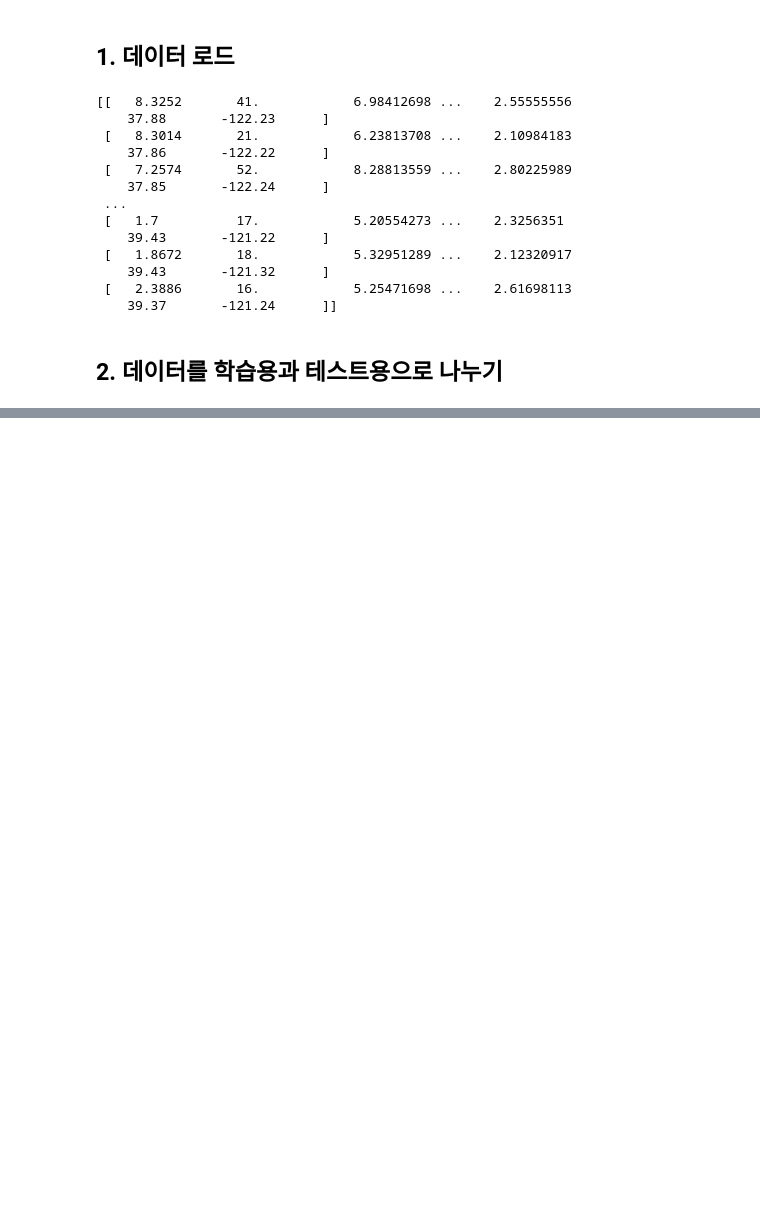
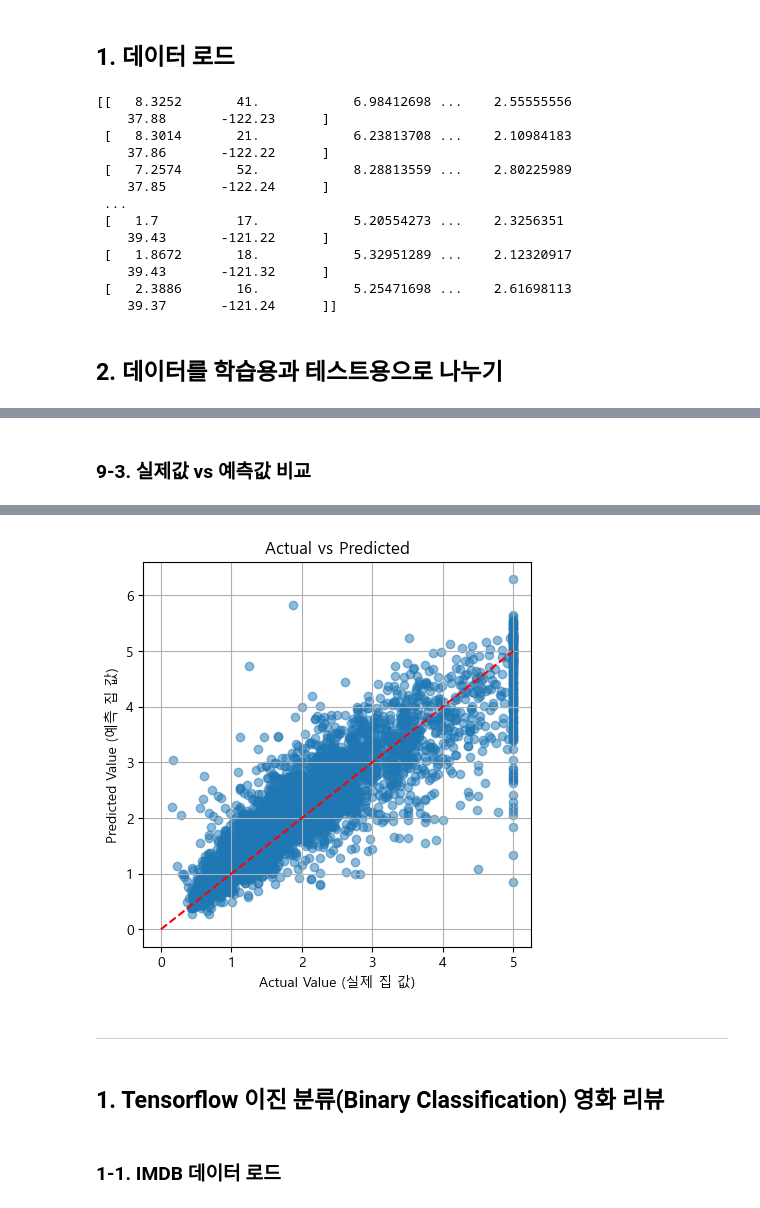
Before and after one commit to minkyungbae/MachineLearning, a Jupyter notebook: DeepLearning/Tensorflow-test.ipynb, the cells around one changed output, grey strips where cells are left out. Drawn from its saved outputs; the diff is of its cells as text; code cells hidden in the pictures; blank space fills up the shorter version.

```diff
--- a/DeepLearning/Tensorflow-test.ipynb
+++ b/DeepLearning/Tensorflow-test.ipynb
@@ -35,0 +159,22 @@ X_train, X_test, y_train, y_test = train_test_split(
+# %% [markdown]
+### 9-3. 실제값 vs 예측값 비교
+# %%
+plt.rcParams["font.family"] = "Malgun Gothic" # 한글 폰트 지정
+plt.rcParams["axes.unicode_minus"] = False # 마이너스 부호 깨짐 방지
+
+plt.figure(figsize= (5, 5))
+plt.scatter(y_test, model.predict(X_test), alpha= 0.5)
+# 실제 집 값(y_test)을 x축에 두고. 예측 집 값을 y축에 두어 산점도로 그리기
+# alpha=0.5 점의 투명도를 50%로 설정(겹치는 부분을 보기 쉽게 하기 위해)
+
+
+plt.plot([0, 5], [0, 5], color="red", linestyle="--")
+# 예측 = 실제인 경우에 직선(대각선)을 그리기
+# 모델이 정확하다면 모든 점이 이 직선 근방에 위치해야 함
+
+plt.title("Actual vs Predicted")
+plt.xlabel("Actual Value (실제 집 값)")
+plt.ylabel("Predicted Value (예측 집 값)")
+plt.grid(True) # 격자 추가
+plt.show()
+# %% [output]
@@ -35,0 +182,7 @@ X_train, X_test, y_train, y_test = train_test_split(
+[figure, added]
+# %% [markdown]
+-----
+# %% [markdown]
+## 1. Tensorflow 이진 분류(Binary Classification) 영화 리뷰
+# %% [markdown]
+### 1-1. IMDB 데이터 로드
```
Also changed, not shown: parts of 36 cells of this notebook.
